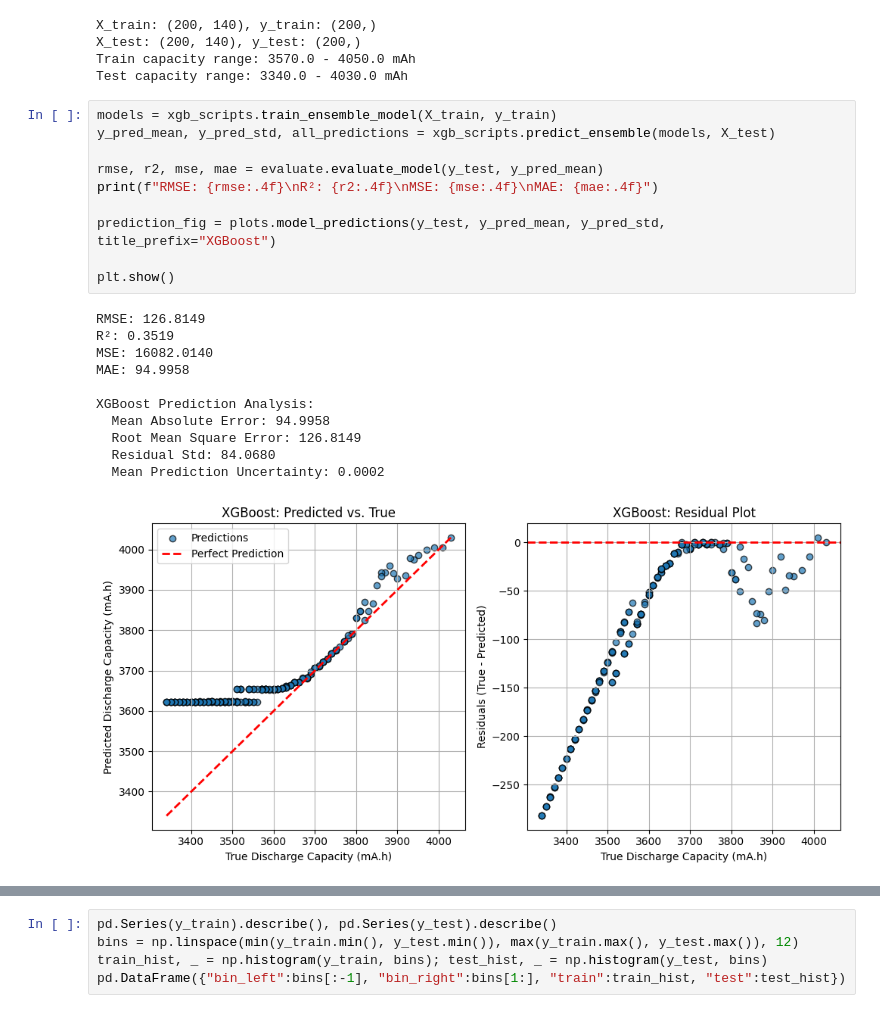
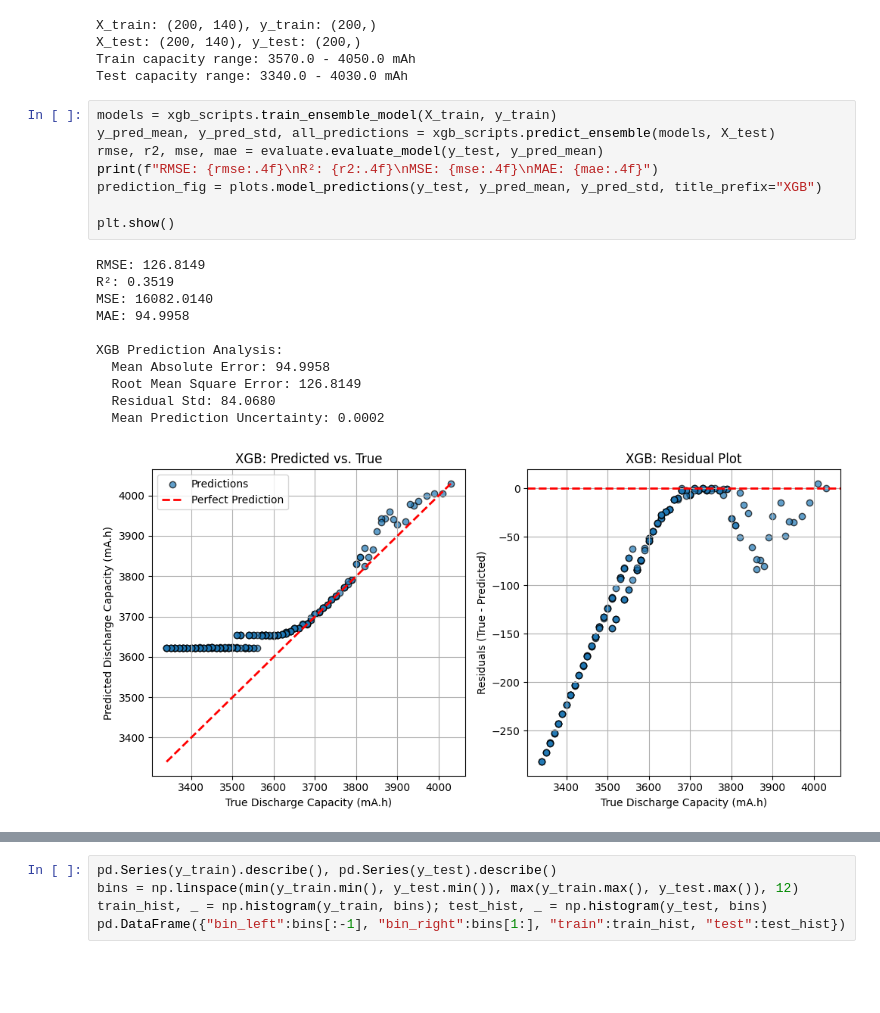
Before and after one commit to NithinJakrebet/eis-ml, a Jupyter notebook: notebooks/gradient_boosting.ipynb, the cells around one changed output, grey strips where cells are left out. Saved outputs shown, nothing was run; the diff lists cells and outputs as text; blank space fills up the shorter version.

```diff
--- a/notebooks/gradient_boosting.ipynb
+++ b/notebooks/gradient_boosting.ipynb
@@ -37,25 +33,23 @@ Test capacity range: 3340.0 - 4030.0 mAh
 # %%
 models = xgb_scripts.train_ensemble_model(X_train, y_train)
 y_pred_mean, y_pred_std, all_predictions = xgb_scripts.predict_ensemble(models, X_test)
-
 rmse, r2, mse, mae = evaluate.evaluate_model(y_test, y_pred_mean)
 print(f"RMSE: {rmse:.4f}\nR²: {r2:.4f}\nMSE: {mse:.4f}\nMAE: {mae:.4f}")
-
-prediction_fig = plots.model_predictions(y_test, y_pred_mean, y_pred_std, title_prefix="XGBoost")
+prediction_fig = plots.model_predictions(y_test, y_pred_mean, y_pred_std, title_prefix="XGB")
 
 plt.show()
 # %% [output]
 RMSE: 126.8149
 R²: 0.3519
 MSE: 16082.0140
 MAE: 94.9958
 
-XGBoost Prediction Analysis:
+XGB Prediction Analysis:
   Mean Absolute Error: 94.9958
   Root Mean Square Error: 126.8149
   Residual Std: 84.0680
   Mean Prediction Uncertainty: 0.0002
-[figure, old version]
+[figure, new version]
 # %%
 residuals = y_test - y_pred_mean
 cycle_numbers = np.linspace(1, 200, len(residuals)).astype(int)
```
Also changed, not shown: parts of 35 cells of this notebook, 34 other files.
